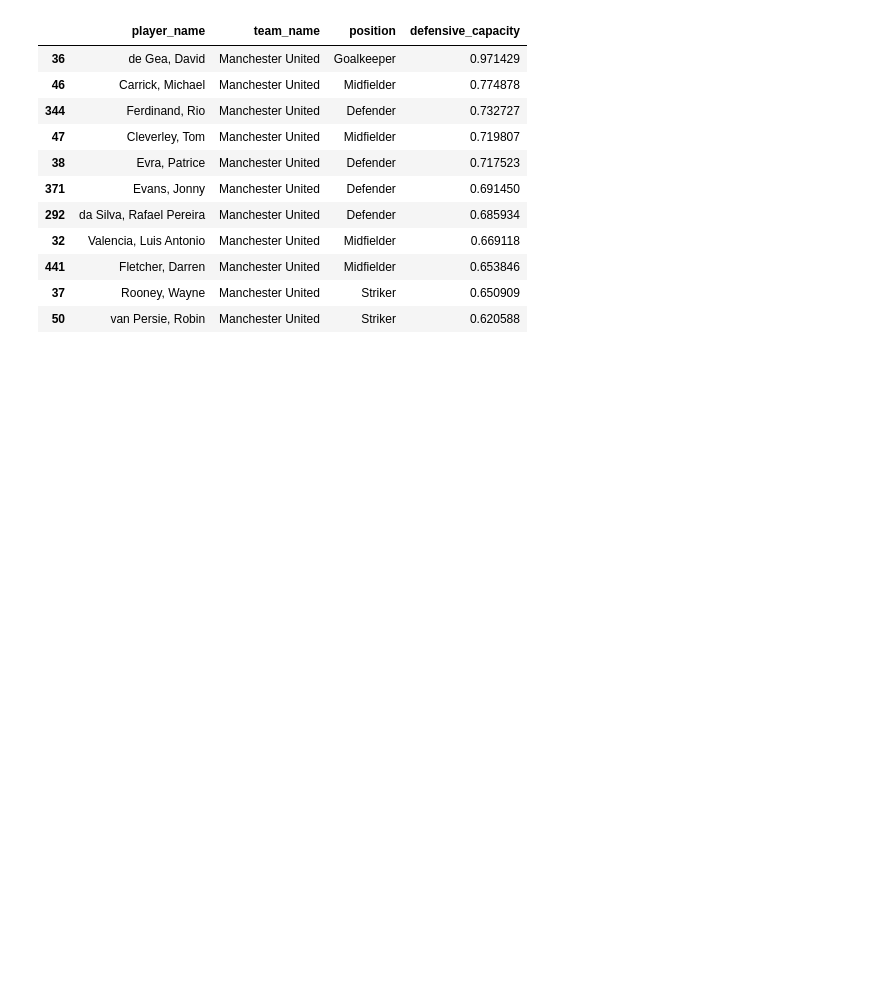
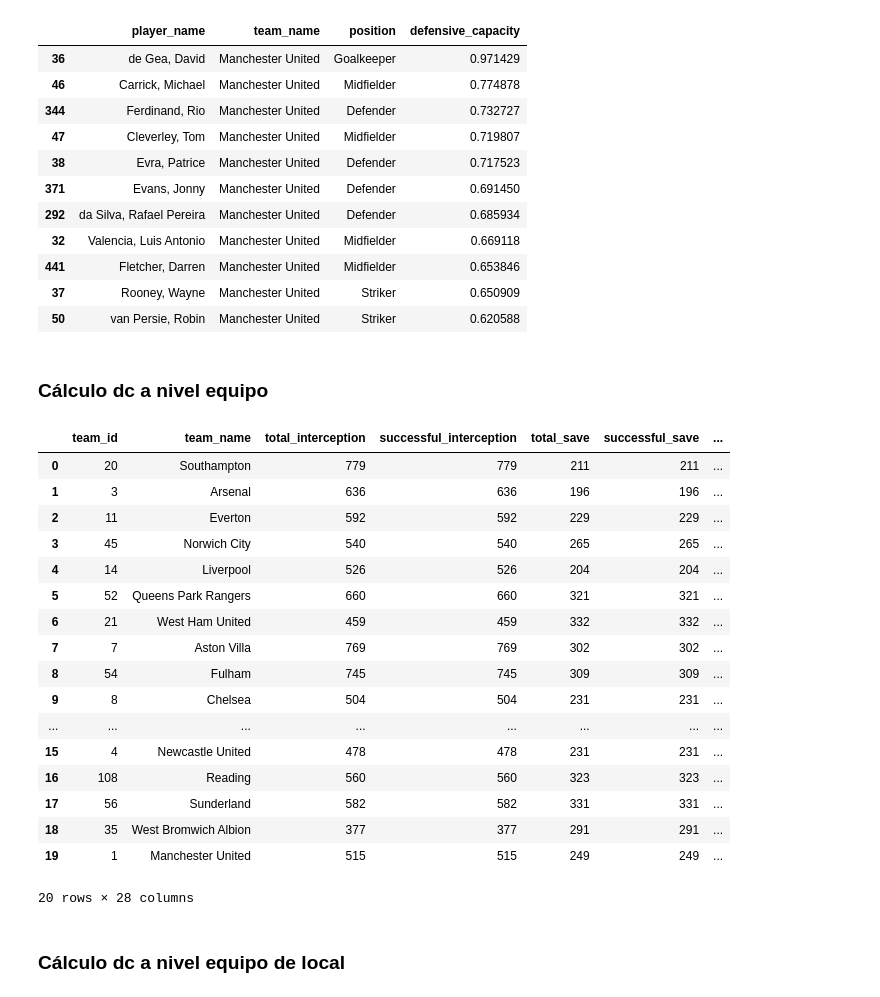
Before and after one commit to luisalawson/proyecto-TD8, a Jupyter notebook: DefensiveCapacity.ipynb, the cells around one changed output. Cells and saved outputs as stored; diff of their text form; code cells hidden in the pictures; blank space fills up the shorter version.

```diff
--- a/DefensiveCapacity.ipynb
+++ b/DefensiveCapacity.ipynb
@@ -298,3 +281,7 @@ paper_team_united[['player_name', 'team_name','position', 'defensive_capacity']]
 | 441 | Fletcher, Darren | Manchester United | Midfielder | 0.653846 |
 | 37 | Rooney, Wayne | Manchester United | Striker | 0.650909 |
 | 50 | van Persie, Robin | Manchester United | Striker | 0.620588 |
+# %% [markdown]
+### Cálculo dc a nivel equipo
+# %%
+team_stats = []
@@ -300,0 +339,25 @@ paper_team_united[['player_name', 'team_name','position', 'defensive_capacity']]
+# %%
+df_teams = pd.DataFrame(team_stats)
+# %%
+df_teams
+# %% [output]
+|  | team_id | team_name | total_interception | successful_interception | total_save | successful_save | ... |
+| 0 | 20 | Southampton | 779 | 779 | 211 | 211 | ... |
+| 1 | 3 | Arsenal | 636 | 636 | 196 | 196 | ... |
+| 2 | 11 | Everton | 592 | 592 | 229 | 229 | ... |
+| 3 | 45 | Norwich City | 540 | 540 | 265 | 265 | ... |
+| 4 | 14 | Liverpool | 526 | 526 | 204 | 204 | ... |
+| 5 | 52 | Queens Park Rangers | 660 | 660 | 321 | 321 | ... |
+| 6 | 21 | West Ham United | 459 | 459 | 332 | 332 | ... |
+| 7 | 7 | Aston Villa | 769 | 769 | 302 | 302 | ... |
+| 8 | 54 | Fulham | 745 | 745 | 309 | 309 | ... |
+| 9 | 8 | Chelsea | 504 | 504 | 231 | 231 | ... |
+| ... | ... | ... | ... | ... | ... | ... | ... |
+| 15 | 4 | Newcastle United | 478 | 478 | 231 | 231 | ... |
+| 16 | 108 | Reading | 560 | 560 | 323 | 323 | ... |
+| 17 | 56 | Sunderland | 582 | 582 | 331 | 331 | ... |
+| 18 | 35 | West Bromwich Albion | 377 | 377 | 291 | 291 | ... |
+| 19 | 1 | Manchester United | 515 | 515 | 249 | 249 | ... |
+20 rows × 28 columns
+# %% [markdown]
+### Cálculo dc a nivel equipo de local
```
Also changed, not shown: parts of 19 cells of this notebook.
